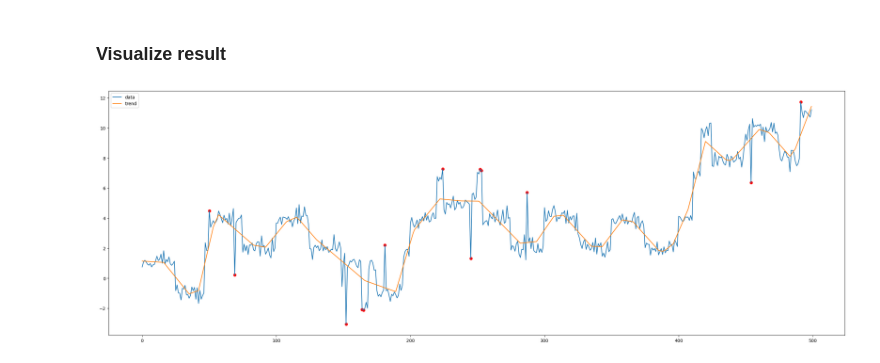
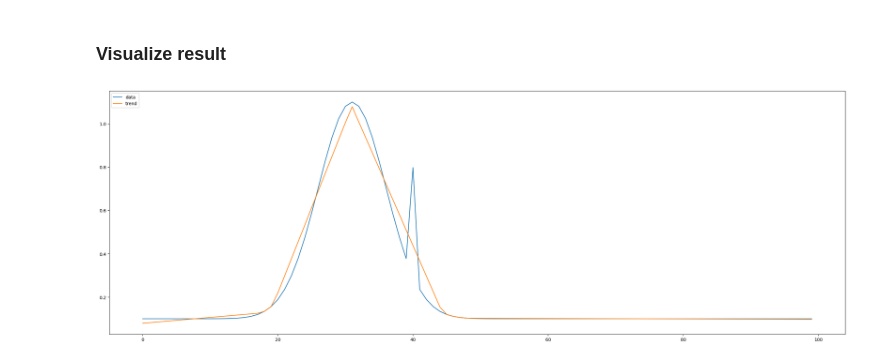
Before and after one commit to ducphuE10/robust-OPW, a Jupyter notebook: run.ipynb, the cells around one changed output. Saved outputs shown, nothing was run; the diff lists cells and outputs as text; code cells hidden in the pictures.

```diff
--- a/run.ipynb
+++ b/run.ipynb
@@ -5,6 +6,7 @@ import ot
 from sample_generator import sample_generation
 from trend_decompose import l1tf
 # %%
-sample_list = sample_generation()
-data = sample_list[0]
-data.shape
+# sample_list = sample_generation()
+# data = sample_list[0]
+data = pd.read_csv('data/data.csv')
+data.head()
@@ -11,3 +20,7 @@ data.shape
+# %%
+y1 = data["y1"].values
+y2 = data["y2"].values
+y1[40]+=0.5
 # %% [markdown]
 ### Visualize Data
 # %%
@@ -19,5 +36,5 @@ plt.plot(np.arange(data.shape[0]),data)
 # %% [markdown]
 ### Trend filter
 # %%
-trend = l1tf(data,1)
+trend = l1tf(y1,1)
 # %%
@@ -27,6 +44,6 @@ residual = data - trend
 # %%
 from utils import visualize
 
-visualize(data,trend,threshold=2)
+visualize(y1,trend,threshold=0.)
 # %% [output]
-[figure, old version]
+[figure, new version]
```
Also changed, not shown: parts of 5 cells of this notebook, 2 other files.
